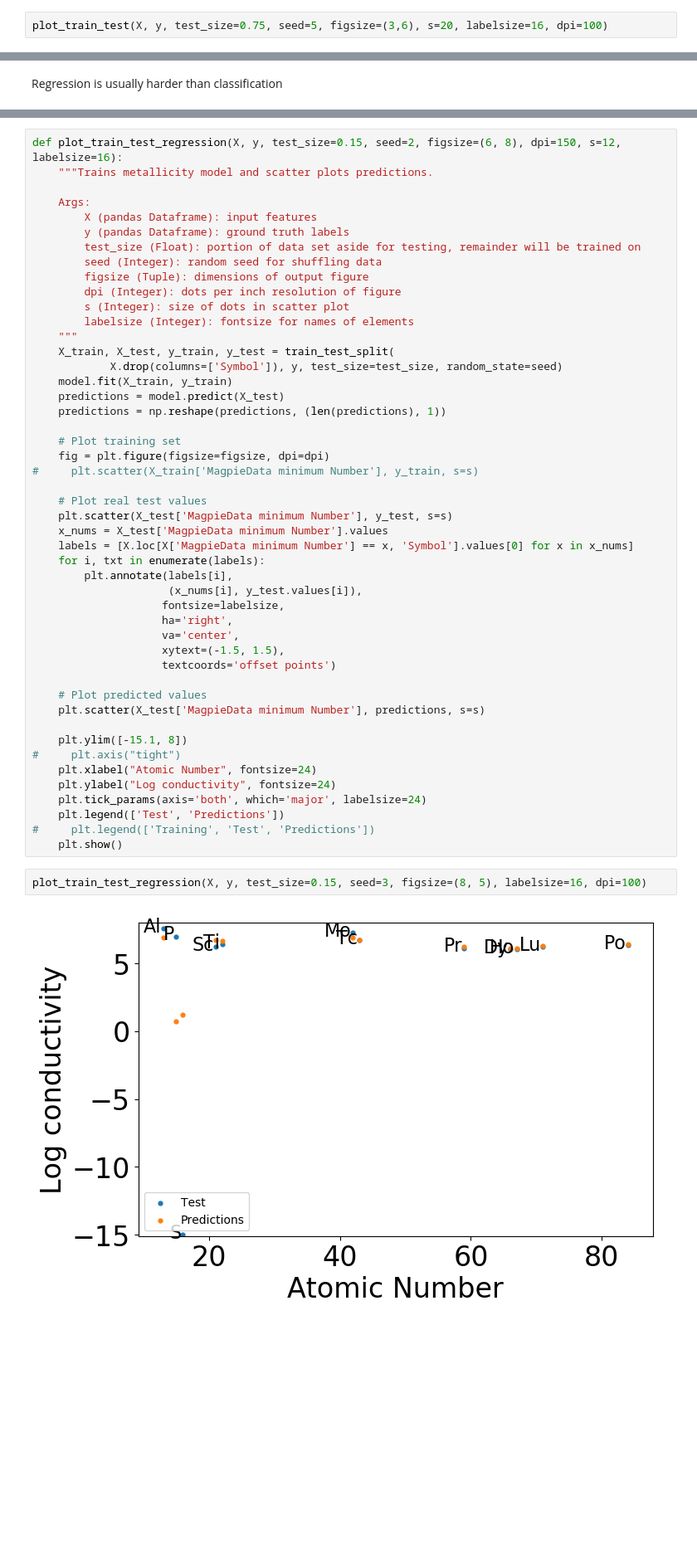
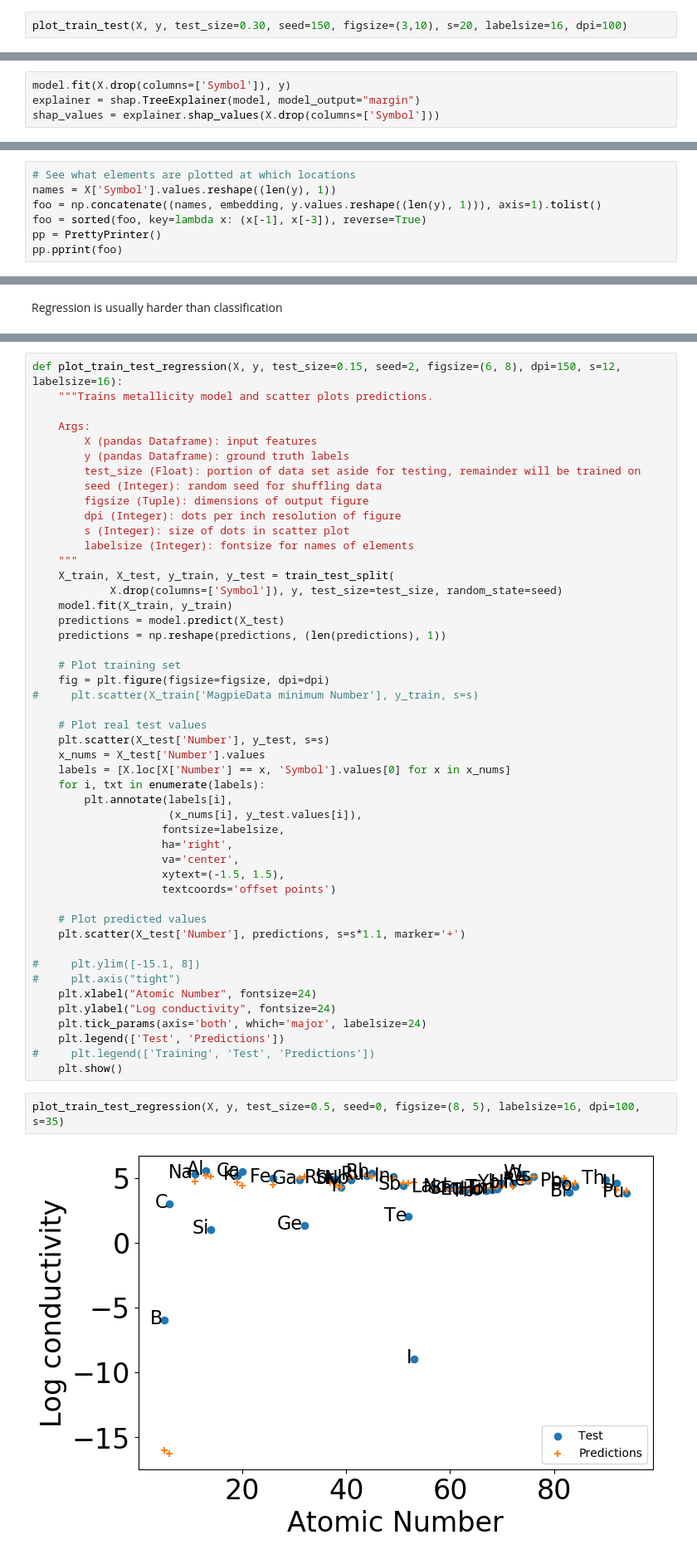
Before and after one commit to mtdg-wagner/goldhammer-herzfeld-elements, a Jupyter notebook: src/Elemental_predictions.ipynb, the cells around one changed output, grey strips where cells are left out. Shown at 83% size. Cells and saved outputs as stored; diff of their text form; blank space fills up the shorter version.

```diff
--- a/src/Elemental_predictions.ipynb
+++ b/src/Elemental_predictions.ipynb
@@ -287,3 +363,3 @@ Mean accuracy: 0.94+/-0.03
 # %%
-plot_train_test(X, y, test_size=0.75, seed=5, figsize=(3,6), s=20, labelsize=16, dpi=100)
+plot_train_test(X, y, test_size=0.30, seed=150, figsize=(3,10), s=20, labelsize=16, dpi=100)
 # %% [output]
@@ -290,0 +428,4 @@ plot_train_test(X, y, test_size=0.75, seed=5, figsize=(3,6), s=20, labelsize=16,
+# %%
+model.fit(X.drop(columns=['Symbol']), y)
+explainer = shap.TreeExplainer(model, model_output="margin")
+shap_values = explainer.shap_values(X.drop(columns=['Symbol']))
@@ -290,0 +556,7 @@ plot_train_test(X, y, test_size=0.75, seed=5, figsize=(3,6), s=20, labelsize=16,
+# %%
+# See what elements are plotted at which locations
+names = X['Symbol'].values.reshape((len(y), 1))
+foo = np.concatenate((names, embedding, y.values.reshape((len(y), 1))), axis=1).tolist()
+foo = sorted(foo, key=lambda x: (x[-1], x[-3]), reverse=True)
+pp = PrettyPrinter()
+pp.pprint(foo)
@@ -362,9 +652,9 @@ def plot_train_test_regression(X, y, test_size=0.15, seed=2, figsize=(6, 8), dpi
 #     plt.scatter(X_train['MagpieData minimum Number'], y_train, s=s)
 
     # Plot real test values
-    plt.scatter(X_test['MagpieData minimum Number'], y_test, s=s)
-    x_nums = X_test['MagpieData minimum Number'].values
-    labels = [X.loc[X['MagpieData minimum Number'] == x, 'Symbol'].values[0] for x in x_nums]
+    plt.scatter(X_test['Number'], y_test, s=s)
+    x_nums = X_test['Number'].values
+    labels = [X.loc[X['Number'] == x, 'Symbol'].values[0] for x in x_nums]
     for i, txt in enumerate(labels):
         plt.annotate(labels[i],
                      (x_nums[i], y_test.values[i]),
@@ -375,9 +665,9 @@ def plot_train_test_regression(X, y, test_size=0.15, seed=2, figsize=(6, 8), dpi
                     textcoords='offset points')
 
     # Plot predicted values
-    plt.scatter(X_test['MagpieData minimum Number'], predictions, s=s)
+    plt.scatter(X_test['Number'], predictions, s=s*1.1, marker='+')
 
-    plt.ylim([-15.1, 8])
+#     plt.ylim([-15.1, 8])
 #     plt.axis("tight")
     plt.xlabel("Atomic Number", fontsize=24)
     plt.ylabel("Log conductivity", fontsize=24)
@@ -386,6 +676,6 @@ def plot_train_test_regression(X, y, test_size=0.15, seed=2, figsize=(6, 8), dpi
 #     plt.legend(['Training', 'Test', 'Predictions'])
     plt.show()
 # %%
-plot_train_test_regression(X, y, test_size=0.15, seed=3, figsize=(8, 5), labelsize=16, dpi=100)
+plot_train_test_regression(X, y, test_size=0.5, seed=0, figsize=(8, 5), labelsize=16, dpi=100, s=35)
 # %% [output]
-[figure, old version]
+[figure, new version]
```
Also changed, not shown: parts of 51 cells of this notebook, 1 other file.
